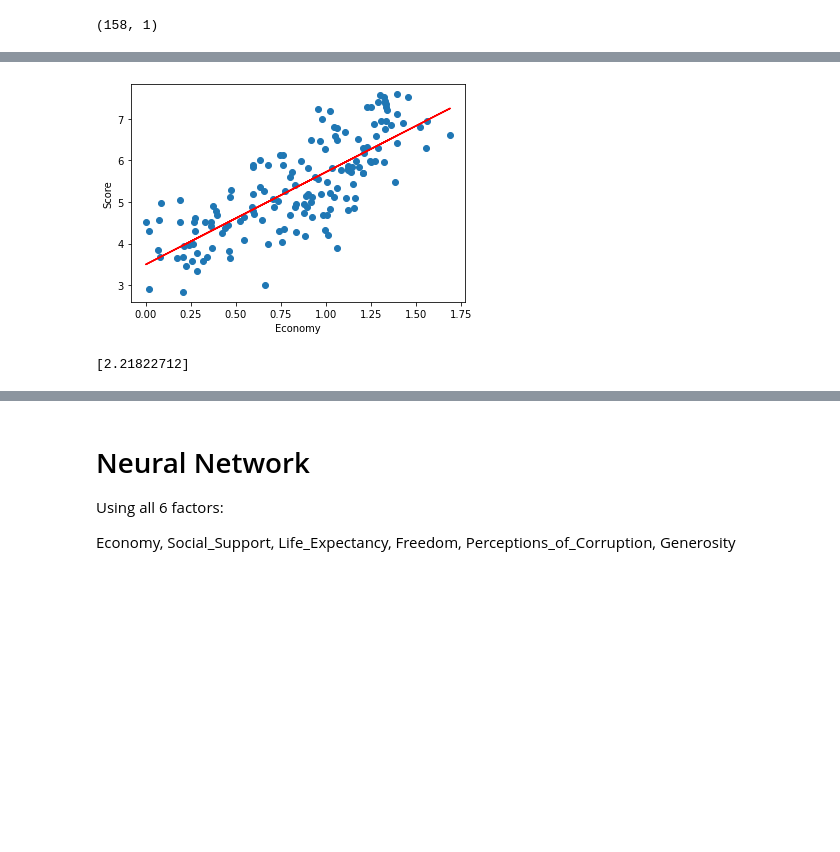
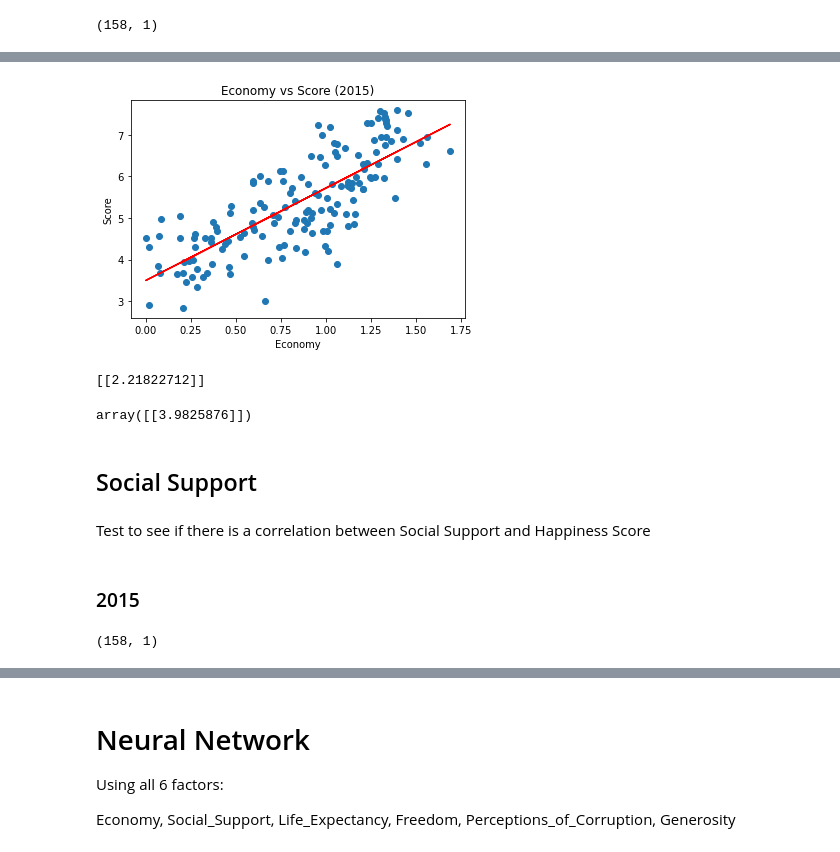
Before and after one commit to vyu821/world-happiness-analysis, a Jupyter notebook: happiness_machine_learning_model.ipynb, the cells around one changed output, grey strips where cells are left out. Saved outputs shown, nothing was run; the diff lists cells and outputs as text; code cells hidden in the pictures; blank space fills up the shorter version.

Commit message:
Adding model

```diff
--- a/happiness_machine_learning_model.ipynb
+++ b/happiness_machine_learning_model.ipynb
@@ -179,8 +222,10 @@ X.shape
 # %% [output]
 (158, 1)
 # %%
-y = df_2015.Score
+y = df_2015.Score.values.reshape(-1, 1)
+# %%
+# Splitting the dataset into the Training set and Test set
+X_train, X_test, y_train, y_test = train_test_split(X, y, test_size=1/3, random_state=0)
 # %%
 # Build Linear Regression model
 model = LinearRegression()
-model.fit(X, y)
@@ -188,0 +232,3 @@ LinearRegression()
+# %%
+# Fit Linear Regression to the Training set
+model.fit(X_train, y_train)
@@ -195,13 +271,31 @@ print(y_pred.shape)
 # %%
-# Plot predictions
+# Visualize Results
 plt.scatter(X, y)
-plt.plot(X, y_pred, color='red')
+plt.plot(X, model.predict(X), color='red')
+plt.title("Economy vs Score (2015)")
 plt.xlabel('Economy')
 plt.ylabel('Score')
 plt.show()
 
 # print slope of line
 print(model.coef_)
 # %% [output]
-[figure, old version]
+[figure, new version]
-[2.21822712]
+[[2.21822712]]
+# %%
+# Predict Score With Economy of 0.25
+model.predict([[0.25]])
+# %% [output]
+array([[3.9825876]])
+# %% [markdown]
+## Social Support
+# %% [markdown]
+Test to see if there is a correlation between Social Support and Happiness Score
+# %% [markdown]
+### 2015
+# %%
+# Split dependent and independent variables
+X = df_2015.Social_Support.values.reshape(-1, 1)
+X.shape
+# %% [output]
+(158, 1)
```
Also changed, not shown: parts of 67 cells of this notebook.
